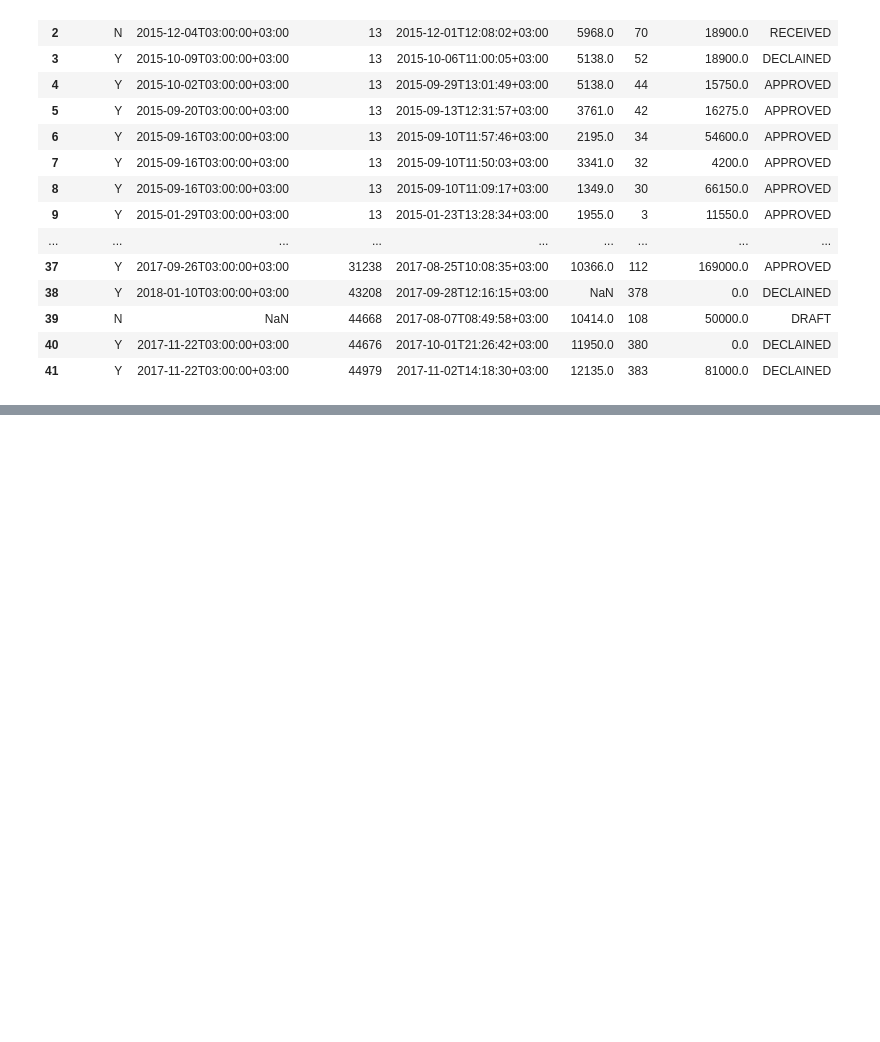
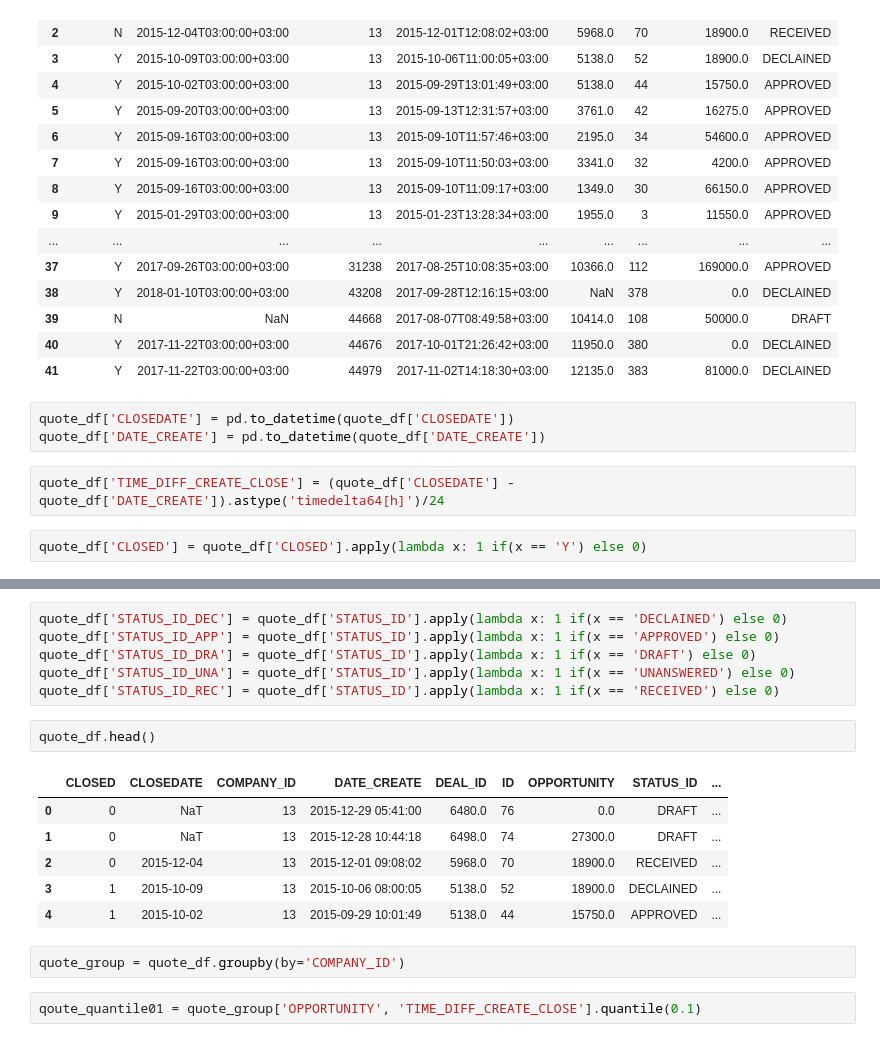
Before and after one commit to bogdanovdya/Clients_Lifetime, a Jupyter notebook: model/DF_compilation.ipynb, the cells around one changed output, grey strips where cells are left out. Saved outputs shown, nothing was run; the diff lists cells and outputs as text; blank space fills up the shorter version.

```diff
--- a/model/DF_compilation.ipynb
+++ b/model/DF_compilation.ipynb
@@ -105,3 +343,10 @@ quote_df
 | 39 | N | NaN | 44668 | 2017-08-07T08:49:58+03:00 | 10414.0 | 108 | 50000.0 | DRAFT |
 | 40 | Y | 2017-11-22T03:00:00+03:00 | 44676 | 2017-10-01T21:26:42+03:00 | 11950.0 | 380 | 0.0 | DECLAINED |
 | 41 | Y | 2017-11-22T03:00:00+03:00 | 44979 | 2017-11-02T14:18:30+03:00 | 12135.0 | 383 | 81000.0 | DECLAINED |
+# %%
+quote_df['CLOSEDATE'] = pd.to_datetime(quote_df['CLOSEDATE'])
+quote_df['DATE_CREATE'] = pd.to_datetime(quote_df['DATE_CREATE'])
+# %%
+quote_df['TIME_DIFF_CREATE_CLOSE'] = (quote_df['CLOSEDATE'] - quote_df['DATE_CREATE']).astype('timedelta64[h]')/24
+# %%
+quote_df['CLOSED'] = quote_df['CLOSED'].apply(lambda x: 1 if(x == 'Y') else 0)
@@ -107,0 +362,19 @@ quote_df
+# %%
+quote_df['STATUS_ID_DEC'] = quote_df['STATUS_ID'].apply(lambda x: 1 if(x == 'DECLAINED') else 0)
+quote_df['STATUS_ID_APP'] = quote_df['STATUS_ID'].apply(lambda x: 1 if(x == 'APPROVED') else 0)
+quote_df['STATUS_ID_DRA'] = quote_df['STATUS_ID'].apply(lambda x: 1 if(x == 'DRAFT') else 0)
+quote_df['STATUS_ID_UNA'] = quote_df['STATUS_ID'].apply(lambda x: 1 if(x == 'UNANSWERED') else 0)
+quote_df['STATUS_ID_REC'] = quote_df['STATUS_ID'].apply(lambda x: 1 if(x == 'RECEIVED') else 0)
+# %%
+quote_df.head()
+# %% [output]
+|  | CLOSED | CLOSEDATE | COMPANY_ID | DATE_CREATE | DEAL_ID | ID | OPPORTUNITY | STATUS_ID | ... |
+| 0 | 0 | NaT | 13 | 2015-12-29 05:41:00 | 6480.0 | 76 | 0.0 | DRAFT | ... |
+| 1 | 0 | NaT | 13 | 2015-12-28 10:44:18 | 6498.0 | 74 | 27300.0 | DRAFT | ... |
+| 2 | 0 | 2015-12-04 | 13 | 2015-12-01 09:08:02 | 5968.0 | 70 | 18900.0 | RECEIVED | ... |
+| 3 | 1 | 2015-10-09 | 13 | 2015-10-06 08:00:05 | 5138.0 | 52 | 18900.0 | DECLAINED | ... |
+| 4 | 1 | 2015-10-02 | 13 | 2015-09-29 10:01:49 | 5138.0 | 44 | 15750.0 | APPROVED | ... |
+# %%
+quote_group = quote_df.groupby(by='COMPANY_ID')
+# %%
+qoute_quantile01 = quote_group['OPPORTUNITY', 'TIME_DIFF_CREATE_CLOSE'].quantile(0.1)
```
Also changed, not shown: parts of 68 cells of this notebook.
